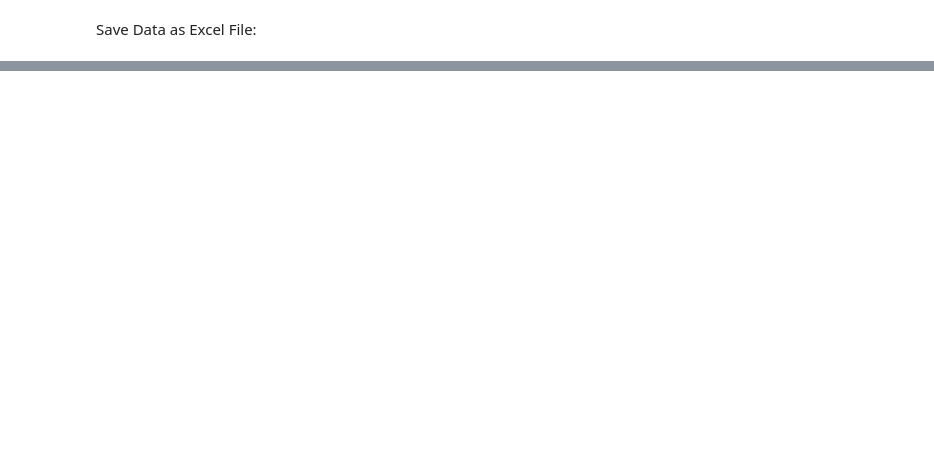
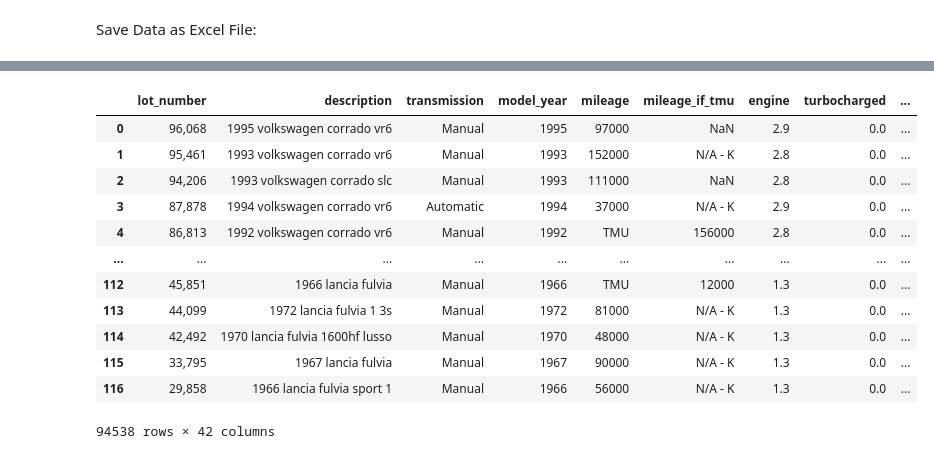
Before and after one commit to stephen-epstein/vintage_car_exploration, a Jupyter notebook: BaT Project Final.ipynb, the cells around one changed output, grey strips where cells are left out. Drawn from its saved outputs; the diff is of its cells as text; code cells hidden in the pictures; blank space fills up the shorter version.

```diff
--- a/BaT Project Final.ipynb
+++ b/BaT Project Final.ipynb
@@ -219,0 +346,11 @@ print('Saved!')
+# %%
+#Aggregate all the excel files into one DataFrame
+
+
+fnames = [y for x in os.walk("./data") for y in glob(os.path.join(x[0], "*.xlsx"))]
+df = pd.concat(
+    joblib.Parallel(n_jobs=-2)(
+        joblib.delayed(pd.read_excel)(fname) for fname in fnames
+    ),
+    axis=0,
+)
@@ -219,0 +570,8 @@ print('Saved!')
+# %%
+# Rename columns to be in SQL readable format
+df = df.drop(columns="Unnamed: 0")
+df = df.rename(
+    columns={
+        orig_col: re.sub(r"[()]", "", orig_col).replace(" ", "_").lower() for orig_col in df.columns
+    }
+)
@@ -219,0 +595,4 @@ print('Saved!')
+# %%
+pd.set_option('display.max_rows', 50)
+
+df.year.value_counts()
@@ -219,0 +617,16 @@ print('Saved!')
+# %%
+df
+# %% [output]
+|  | lot_number | description | transmission | model_year | mileage | mileage_if_tmu | engine | turbocharged | ... |
+| 0 | 96,068 | 1995 volkswagen corrado vr6 | Manual | 1995 | 97000 | NaN | 2.9 | 0.0 | ... |
+| 1 | 95,461 | 1993 volkswagen corrado vr6 | Manual | 1993 | 152000 | N/A - K | 2.8 | 0.0 | ... |
+| 2 | 94,206 | 1993 volkswagen corrado slc | Manual | 1993 | 111000 | NaN | 2.8 | 0.0 | ... |
+| 3 | 87,878 | 1994 volkswagen corrado vr6 | Automatic | 1994 | 37000 | N/A - K | 2.9 | 0.0 | ... |
+| 4 | 86,813 | 1992 volkswagen corrado vr6 | Manual | 1992 | TMU | 156000 | 2.8 | 0.0 | ... |
+| ... | ... | ... | ... | ... | ... | ... | ... | ... | ... |
+| 112 | 45,851 | 1966 lancia fulvia | Manual | 1966 | TMU | 12000 | 1.3 | 0.0 | ... |
+| 113 | 44,099 | 1972 lancia fulvia 1 3s | Manual | 1972 | 81000 | N/A - K | 1.3 | 0.0 | ... |
+| 114 | 42,492 | 1970 lancia fulvia 1600hf lusso | Manual | 1970 | 48000 | N/A - K | 1.3 | 0.0 | ... |
+| 115 | 33,795 | 1967 lancia fulvia | Manual | 1967 | 90000 | N/A - K | 1.3 | 0.0 | ... |
+| 116 | 29,858 | 1966 lancia fulvia sport 1 | Manual | 1966 | 56000 | N/A - K | 1.3 | 0.0 | ... |
+94538 rows × 42 columns
```
Also changed, not shown: parts of 7 cells of this notebook, 4 other files.
